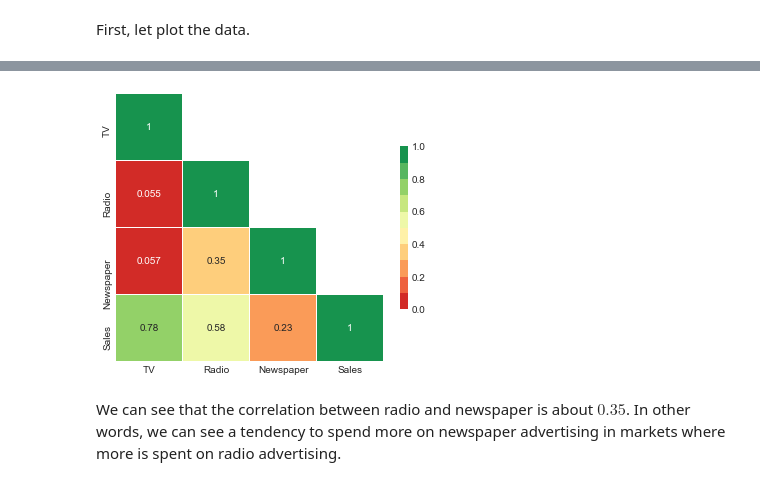
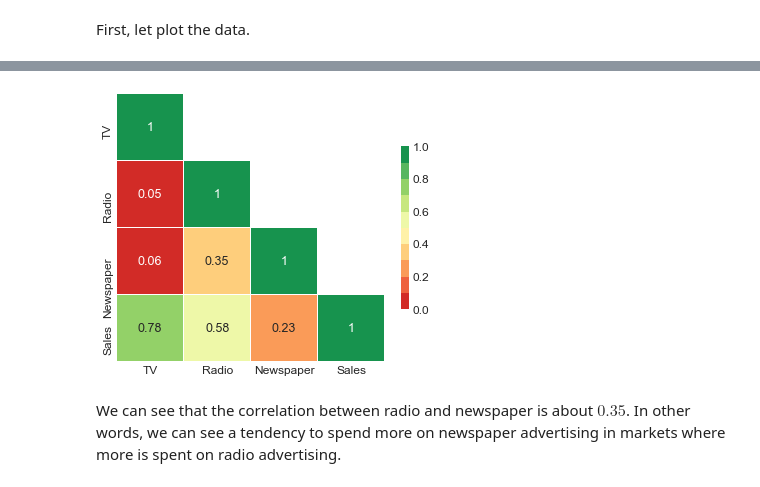
Before and after one commit to HatefDastour/Notes, a Jupyter notebook: Data_Science/Resampling_and_Regularization.ipynb, the cells around one changed output, grey strips where cells are left out. Drawn from its saved outputs; the diff is of its cells as text; code cells hidden in the pictures.

```diff
--- a/Data_Science/Resampling_and_Regularization.ipynb
+++ b/Data_Science/Resampling_and_Regularization.ipynb
@@ -92,18 +111,18 @@ _ = df.plot(ax=ax[2],x ='Newspaper', y='Sales', kind = 'scatter', c='DarkGreen')
 # %%
 def Correlation_Plot (Df,Fig_Size):
-    Correlation_Matrix = Df.corr()
+    Correlation_Matrix = Df.corr().round(2)
     mask = np.zeros_like(Correlation_Matrix)
     mask[np.triu_indices_from(mask)] = True
     for i in range(len(mask)):
         mask[i,i]=0
     Fig, ax = plt.subplots(figsize=(Fig_Size,Fig_Size))
     sns.heatmap(Correlation_Matrix, ax=ax, mask=mask, annot=True, square=True,
-                cmap =sns.color_palette("RdYlGn", n_colors=10), linewidths = 0.2, vmin=0, vmax=1, cbar_kws={"shrink": .5})
+                cmap =sns.color_palette("RdYlGn", n_colors=10), linewidths = 0.2, vmin=0, vmax=1, annot_kws={"size": 12.5},
+                cbar_kws={"shrink": .5})
     bottom, top = ax.get_ylim()
-    #_ = ax.set_ylim(bottom + 0.5, top - 0.5)
+
+Correlation_Plot (df, 6)
+# %% [output]
+[figure, added]
-# %%
-Correlation_Plot (df, 6)
-# %% [output]
-[figure, removed]
 # %% [markdown]
 We can see that the correlation between radio and newspaper is about $0.35$. In other words, we can see a tendency to spend more on newspaper advertising in markets where more is spent on radio advertising.
```
Also changed, not shown: parts of 22 cells of this notebook, 4 other files.
